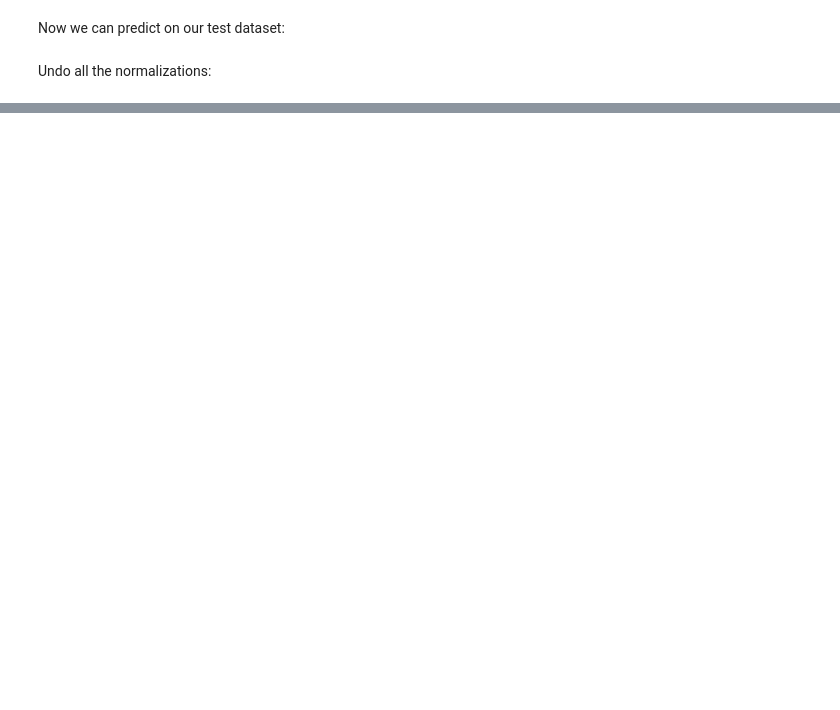
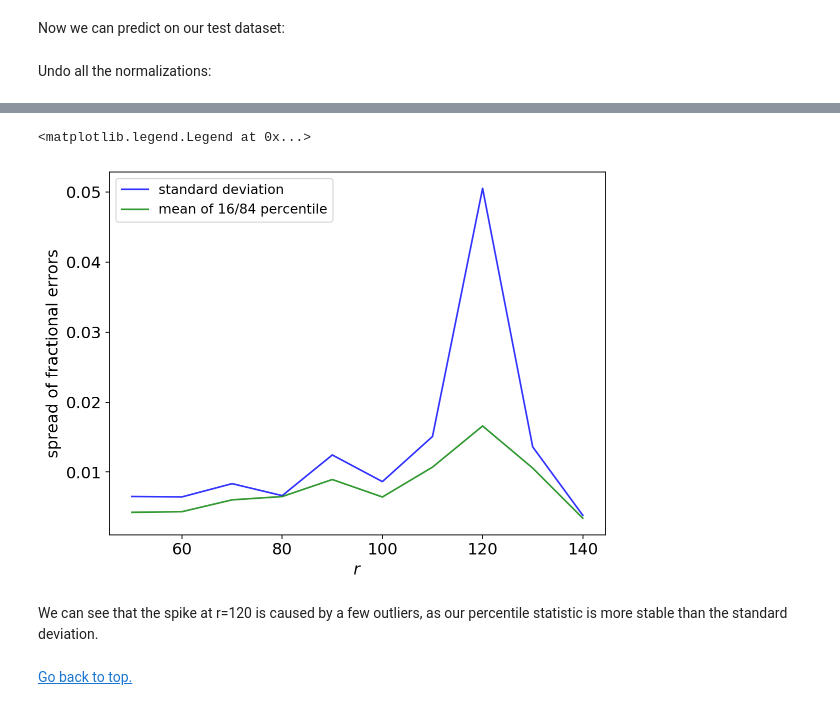
Before and after one commit to kstoreyf/emu-fight, a Jupyter notebook: emulator_examples/emulator_ANN_sklearn.ipynb, the cells around one changed output, grey strips where cells are left out. Saved outputs shown, nothing was run; the diff lists cells and outputs as text; code cells hidden in the pictures; blank space fills up the shorter version.

```diff
--- a/emulator_examples/emulator_ANN_sklearn.ipynb
+++ b/emulator_examples/emulator_ANN_sklearn.ipynb
@@ -191,0 +204,23 @@ Not bad! Our emulator predicts most statistics with <2% accuracy, with just a fe
+# %%
+color_idx = np.linspace(0, 1, number_test)
+colors = np.array([plt.cm.rainbow(c) for c in color_idx])
+plt.figure(figsize=(8,6))
+frac_errs_stdev = np.std(frac_errs, axis=0)
+plt.plot(r_vals, frac_errs_stdev, alpha=0.8, color='blue', label='standard deviation')
+
+frac_errs_p16 = np.percentile(frac_errs, 16, axis=0)
+frac_errs_p84 = np.percentile(frac_errs, 84, axis=0)
+frac_errs_percentile = np.mean([np.abs(frac_errs_p16), np.abs(frac_errs_p84)], axis=0)
+plt.plot(r_vals, frac_errs_percentile, alpha=0.8, color='green', label="mean of 16/84 percentile")
+
+
+plt.xlabel('$r$')
+plt.ylabel(r'spread of fractional errors')
+plt.legend()
+# %% [output]
+<matplotlib.legend.Legend at 0x...>
+[figure, added]
+# %% [markdown]
+We can see that the spike at r=120 is caused by a few outliers, as our percentile statistic is more stable than the standard deviation.
+# %% [markdown]
+[Go back to top.](#index)
```
Also changed, not shown: parts of 9 cells of this notebook.
